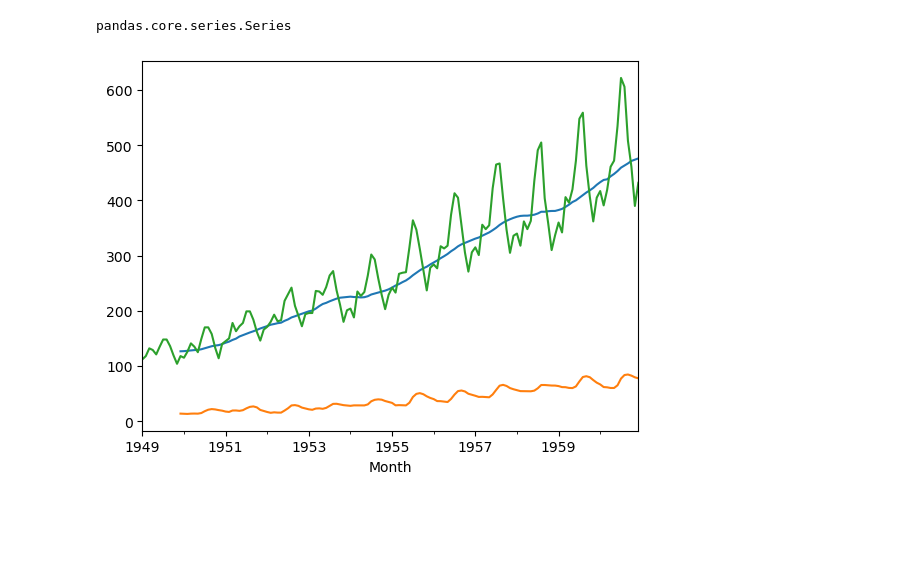
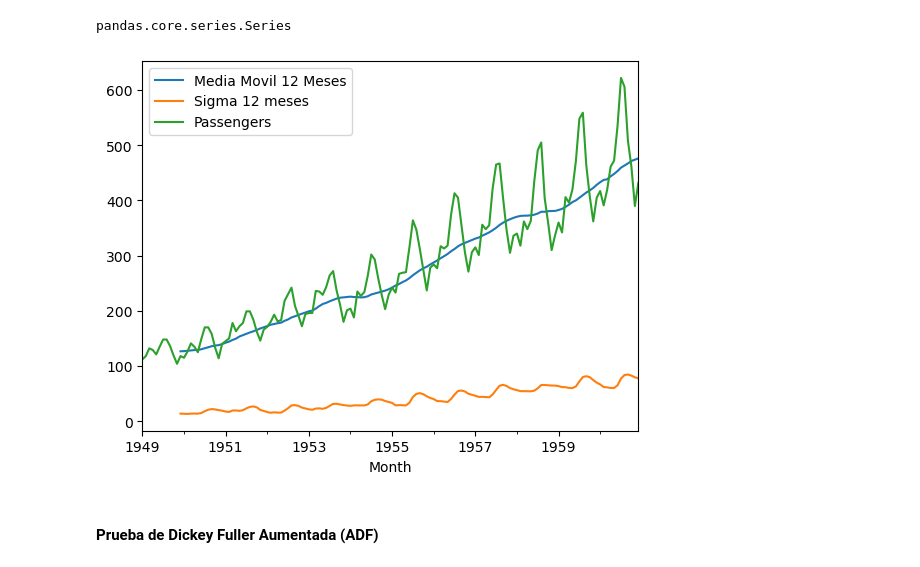
Before and after one commit to dparedes616/Series-de-Tiempo, a Jupyter notebook: ARIMA.ipynb, the cells around one changed output. Saved outputs shown, nothing was run; the diff lists cells and outputs as text; code cells hidden in the pictures; blank space fills up the shorter version.

```diff
--- a/ARIMA.ipynb
+++ b/ARIMA.ipynb
@@ -138,7 +151,10 @@ pandas.core.series.Series
 # %%
 serie_de_tiempo.rolling(12).mean().plot(label="Media Movil 12 Meses")
 serie_de_tiempo.rolling(12).std().plot(label="Sigma 12 meses")
 serie_de_tiempo.plot()
+plt.legend()
 plt.show()
 # %% [output]
-[figure, old version]
+[figure, new version]
+# %% [markdown]
+#### Prueba de Dickey Fuller Aumentada (ADF)
```
Also changed, not shown: parts of 37 cells of this notebook.
